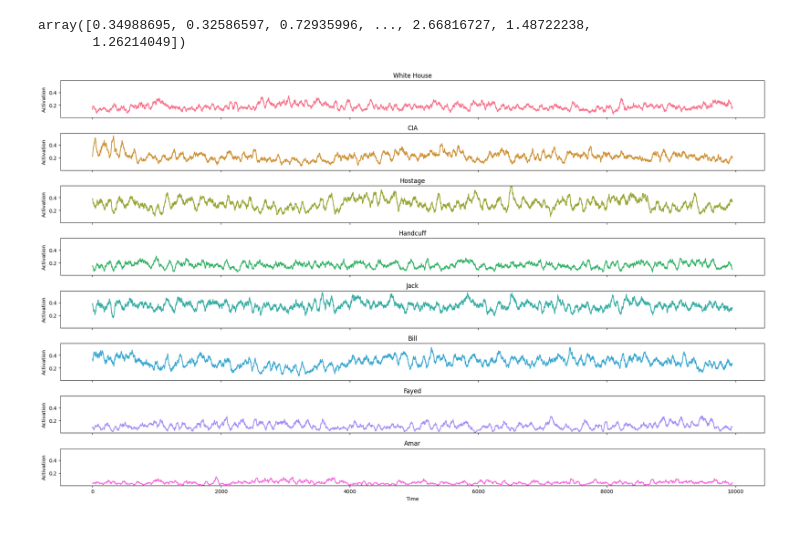
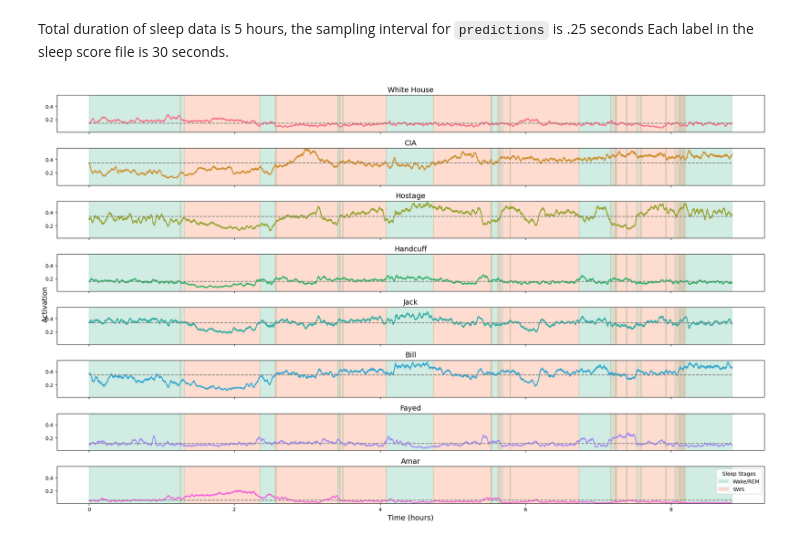
Before and after one commit to NxNiki/brain_decoding, a Jupyter notebook: scripts/plot_activation.ipynb, the cells around one changed output. Cells and saved outputs as stored; diff of their text form; code cells hidden in the pictures.

Commit message:
[feat] plot predictions

```diff
--- a/scripts/plot_activation.ipynb
+++ b/scripts/plot_activation.ipynb
@@ -1,23 +1,31 @@
 # %%
+import warnings
 import os
 import numpy as np
+import pandas as pd
 import seaborn as sb
 import matplotlib.pyplot as plt
 from brain_decoding.config.file_path import RESULT_PATH
-from brain_decoding.utils.plot import prediction_curve
-
+from brain_decoding.utils.plot import (
+    prediction_curve, correlation_heatmap, smooth_columns, combine_continuous_scores, stage_box_plot, read_sleep_score,
+    PREDICTION_FS, SLEEP_SCORE_FS, SECONDS_PER_HOUR, SLEEP_SCORE_OFFSET
+)
+# Suppress all UserWarning messages
+warnings.filterwarnings('ignore', category=UserWarning)
 
 activation_path = os.path.join(
     RESULT_PATH,
-    '8concepts/562_None_multi-vit_test_optimalX_CARX_2024-10-18_17-12-44/memory/prediction/epoch40_test_2_results.npy'
+    '8concepts/562_None_multi-vit_test_optimalX_CARX_2024-10-23_16-09-32/memory/prediction/epoch40_test_sleep_3_results.npy'
 )
 
-result_path = os.path.join(
-    RESULT_PATH,
-    '8concepts/562_None_multi-vit_test_optimalX_CARX_2024-10-18_17-12-44/memory/prediction/epoch40_activation.png'
-)
+sleep_score_file = '/Users/XinNiuAdmin/Documents/brain_decoding/data/562/EXP6_Movie24&562_firstpass.csv'
+
+file_path = os.path.dirname(activation_path)
 
 labels = ['White House', 'CIA', 'Hostage', 'Handcuff', 'Jack', 'Bill', 'Fayed', 'Amar']
 predictions = np.load(activation_path)
-predictions.shape
+print(f"shape of predictions: {predictions.shape}, duration: {predictions.shape[0]/PREDICTION_FS/SECONDS_PER_HOUR} hours")
+
+sleep_score = read_sleep_score(sleep_score_file)
+sleep_score.head(5)
 # %% [output]
@@ -25,23 +41,11 @@ predictions.shape
-# %%
-np.sum(predictions, axis=1)
-# %% [output]
-array([0.34988695, 0.32586597, 0.72935996, ..., 2.66816727, 1.48722238,
-       1.26214049])
+# %% [markdown]
+Total duration of sleep data is 5 hours, the sampling interval for `predictions` is .25 seconds
+Each label in the sleep score file is 30 seconds.
 # %%
 # Function to apply moving average smoothing
-window_size = 50
-
-def smooth_data(data, window_size=5):
-    return np.convolve(data, np.ones(window_size)/window_size, mode='valid')
-
-# Example data: N x 8 matrix
-N = predictions.shape[0]
-smoothed_predictions = np.zeros((N - window_size + 1, predictions.shape[1]))  # Adjust size for smoothing
-
-# Smoothing each column (line)
-for i in range(predictions.shape[1]):
-    smoothed_predictions[:, i] = smooth_data(predictions[:, i], window_size=window_size)
-
-prediction_curve(smoothed_predictions, labels, result_path)
+window_size = 500
+result_path = os.path.join(file_path, 'epoch40_activation.png')
+smoothed_predictions = smooth_columns(predictions, window_size)
+prediction_curve(smoothed_predictions, sleep_score, labels, result_path)
 # %% [output]
-[figure, old version]
+[figure, new version]
```
Also changed, not shown: parts of 3 cells of this notebook, 1 other file.
